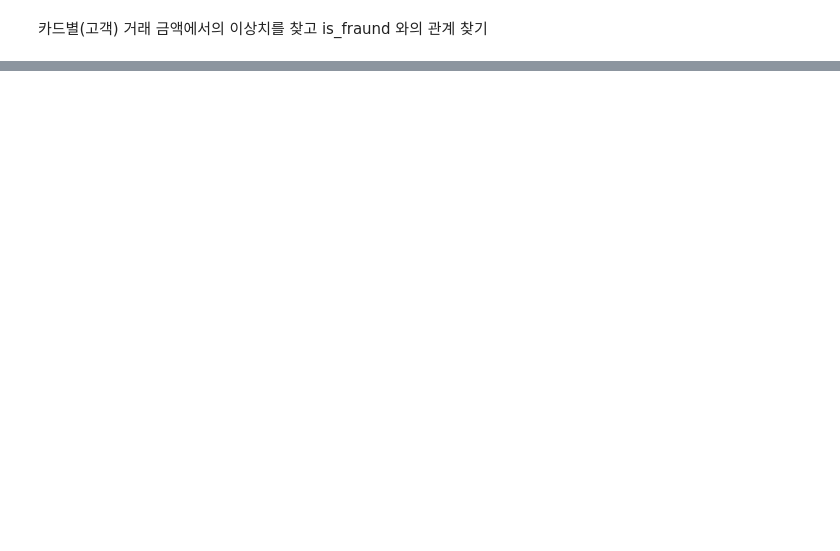
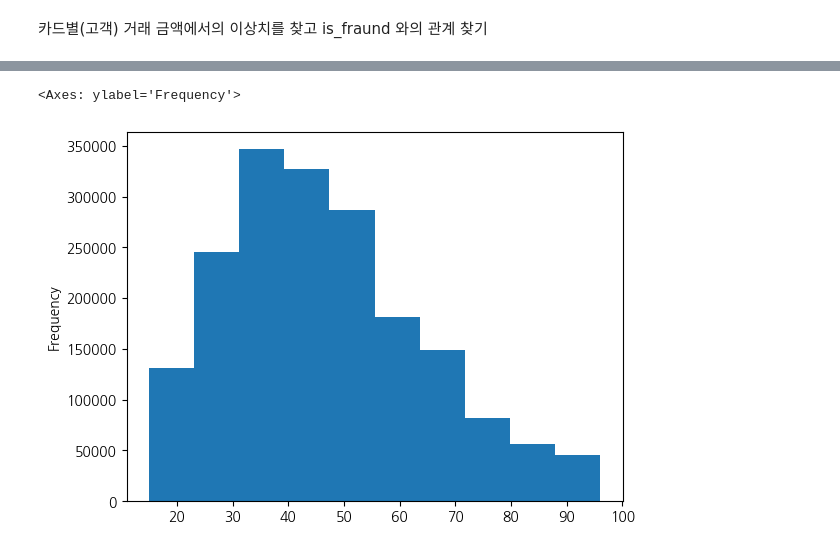
Before and after one commit to hyun111111/fintech_service_2nd, a Jupyter notebook: 05machine_learning/11지도학습_분류분석_신용카드탐지_모델만들기2.ipynb, the cells around one changed output, grey strips where cells are left out. Drawn from its saved outputs; the diff is of its cells as text; code cells hidden in the pictures; blank space fills up the shorter version.

```diff
--- a/05machine_learning/11지도학습_분류분석_신용카드탐지_모델만들기2.ipynb
+++ b/05machine_learning/11지도학습_분류분석_신용카드탐지_모델만들기2.ipynb
@@ -166,0 +502,3 @@ data[data['state']== 'DE']
+# %%
+data = pd.merge(data, dist_desc, how='left', on='cc_num')
+data
@@ -166,0 +528,2 @@ data[data['state']== 'DE']
+# %%
+data['dest_zscore'] = (data['home_merch_dist'] - data['dist_mean'])/data['dist_std']
@@ -166,0 +559,4 @@ data[data['state']== 'DE']
+# %%
+data = data.drop(['cc_num', 'merchant', 'amt_mean', 'amt_std', 'cat_mean', 'cat_std',
+          'dist_mean', 'dist_std', 'lat', 'long',
+           'merch_lat', 'merch_long'], axis=1)
@@ -166,0 +592,7 @@ data[data['state']== 'DE']
+# %%
+data['age'] = data['dob'].apply(lambda x: 2020 - int(x[:4]))
+# %%
+data['age'].plot(kind='hist')
+# %% [output]
+<Axes: ylabel='Frequency'>
+[figure, added]
```
Also changed, not shown: parts of 103 cells of this notebook, 7 other files.
